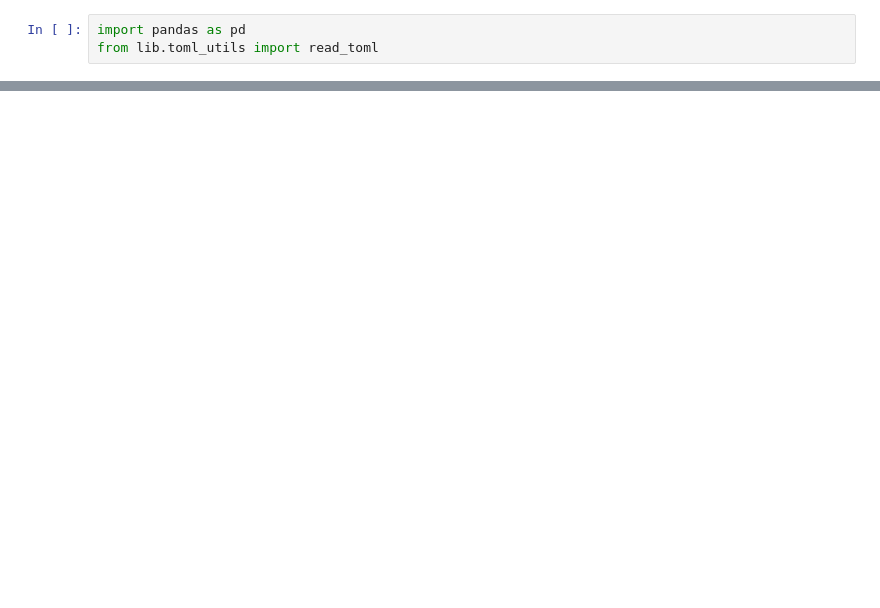
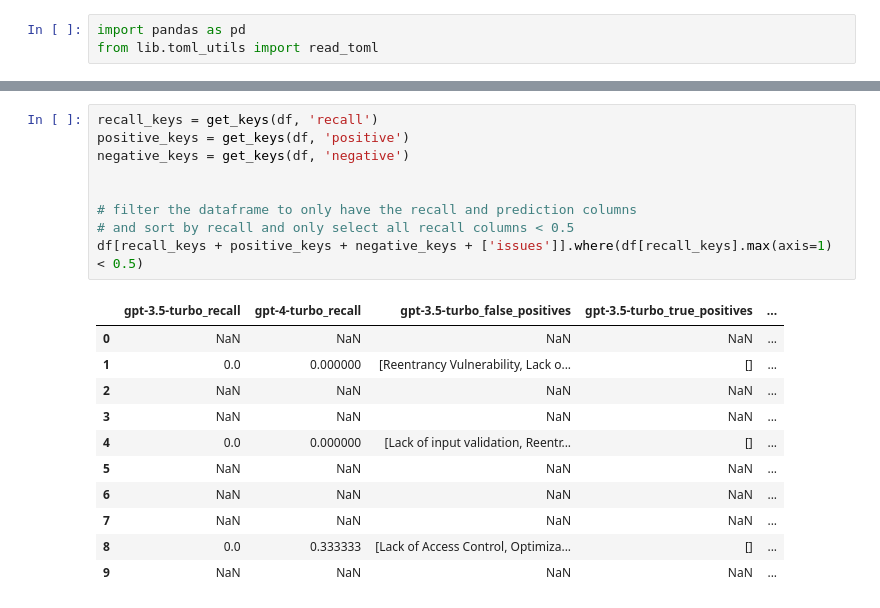
Before and after one commit to EveripediaNetwork/iq-code-benchmarks, a Jupyter notebook: src/analysis.ipynb, the cells around one changed output, grey strips where cells are left out. Drawn from its saved outputs; the diff is of its cells as text; blank space fills up the shorter version.

```diff
--- a/src/analysis.ipynb
+++ b/src/analysis.ipynb
@@ -35,0 +42,21 @@ df
+# %%
+recall_keys = get_keys(df, 'recall')
+positive_keys = get_keys(df, 'positive')
+negative_keys = get_keys(df, 'negative')
+
+
+# filter the dataframe to only have the recall and prediction columns
+# and sort by recall and only select all recall columns < 0.5
+df[recall_keys + positive_keys + negative_keys + ['issues']].where(df[recall_keys].max(axis=1) < 0.5)
+# %% [output]
+|  | gpt-3.5-turbo_recall | gpt-4-turbo_recall | gpt-3.5-turbo_false_positives | gpt-3.5-turbo_true_positives | ... |
+| 0 | NaN | NaN | NaN | NaN | ... |
+| 1 | 0.0 | 0.000000 | [Reentrancy Vulnerability, Lack o... | [] | ... |
+| 2 | NaN | NaN | NaN | NaN | ... |
+| 3 | NaN | NaN | NaN | NaN | ... |
+| 4 | 0.0 | 0.000000 | [Lack of input validation, Reentr... | [] | ... |
+| 5 | NaN | NaN | NaN | NaN | ... |
+| 6 | NaN | NaN | NaN | NaN | ... |
+| 7 | NaN | NaN | NaN | NaN | ... |
+| 8 | 0.0 | 0.333333 | [Lack of Access Control, Optimiza... | [] | ... |
+| 9 | NaN | NaN | NaN | NaN | ... |
```
Also changed, not shown: parts of 3 cells of this notebook, 4 other files.
